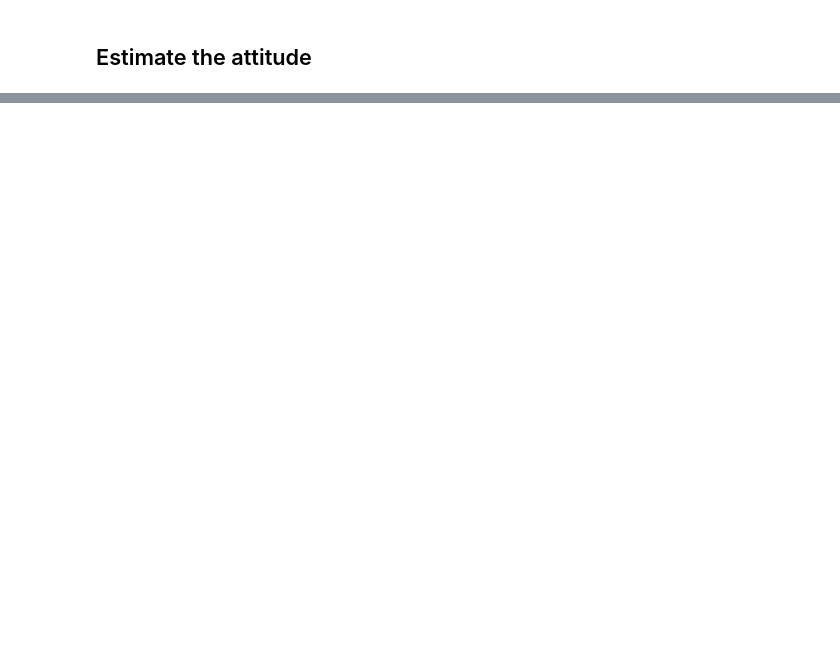
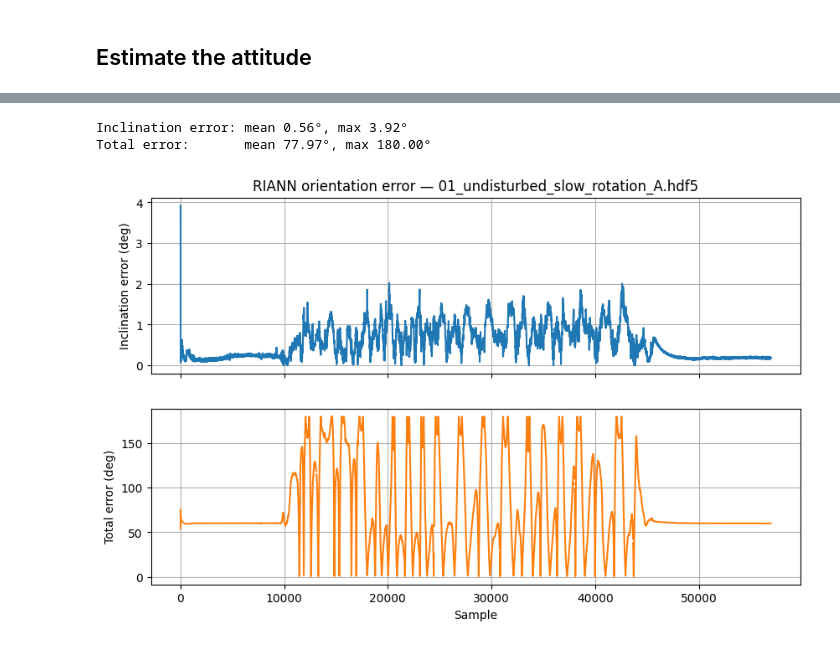
Before and after one commit to daniel-om-weber/riann, a Jupyter notebook: examples/dataset_evaluation.ipynb, the cells around one changed output, grey strips where cells are left out. Saved outputs shown, nothing was run; the diff lists cells and outputs as text; code cells hidden in the pictures; blank space fills up the shorter version.

```diff
--- a/examples/dataset_evaluation.ipynb
+++ b/examples/dataset_evaluation.ipynb
@@ -9,6 +13,12 @@ so the notebook still runs end-to-end.
 # %%
+import urllib.request
+from pathlib import Path
+
 import h5py
 import matplotlib.pyplot as plt
 import numpy as np
 
 from riann import RIANN
+
+TRIAL = "01_undisturbed_slow_rotation_A.hdf5"
+URL = "https://raw.githubusercontent.com/dlaidig/broad/main/data_hdf5/" + TRIAL
@@ -32,0 +73,9 @@ except (FileNotFoundError, OSError):
+# %%
+path = download_trial()
+if path is not None:
+    acc, gyr, ref_quat, fs = load_trial(path)
+    source = TRIAL
+else:
+    acc, gyr, ref_quat, fs = synthetic_trial()
+    source = "synthetic data"
+print(f"Using {source}: {len(acc)} samples at {fs:g} Hz")
@@ -65,0 +97,34 @@ No reference data available; skipping the error plot.
+# %%
+def attitude_error_deg(est, ref):
+    """Earth-relative (total, inclination) error per sample, in degrees."""
+    est = est / np.linalg.norm(est, axis=1, keepdims=True)
+    ref = ref / np.linalg.norm(ref, axis=1, keepdims=True)
+    ew, ex, ey, ez = est.T
+    rw, rx, ry, rz = (ref * [1, -1, -1, -1]).T  # ref * [1,-1,-1,-1] = inverse
+    w = np.abs(ew * rw - ex * rx - ey * ry - ez * rz)
+    z = ew * rz + ex * ry - ey * rx + ez * rw
+    total = np.degrees(2 * np.arccos(np.clip(w, 0, 1)))
+    incl = np.degrees(2 * np.arccos(np.clip(np.sqrt(w**2 + z**2), 0, 1)))
+    return total, incl
+
+
+total, incl = attitude_error_deg(est_quat, ref_quat)
+# Optical dropouts leave NaN gaps in the reference, so skip them in the stats.
+print(f"Inclination error: mean {np.nanmean(incl):.2f}°, max {np.nanmax(incl):.2f}°")
+print(f"Total error:       mean {np.nanmean(total):.2f}°, max {np.nanmax(total):.2f}°")
+
+# Separate subplots: total error (incl. unobservable heading) dwarfs inclination.
+fig, (ax1, ax2) = plt.subplots(2, 1, sharex=True, figsize=(10, 6))
+ax1.plot(incl)
+ax1.set_ylabel("Inclination error (deg)")
+ax1.set_title(f"RIANN orientation error — {source}")
+ax1.grid(True)
+ax2.plot(total, color="tab:orange")
+ax2.set_ylabel("Total error (deg)")
+ax2.set_xlabel("Sample")
+ax2.grid(True)
+plt.show()
+# %% [output]
+Inclination error: mean 0.56°, max 3.92°
+Total error:       mean 77.97°, max 180.00°
+[figure, added]
```
Also changed, not shown: parts of 10 cells of this notebook, 1 other file.
